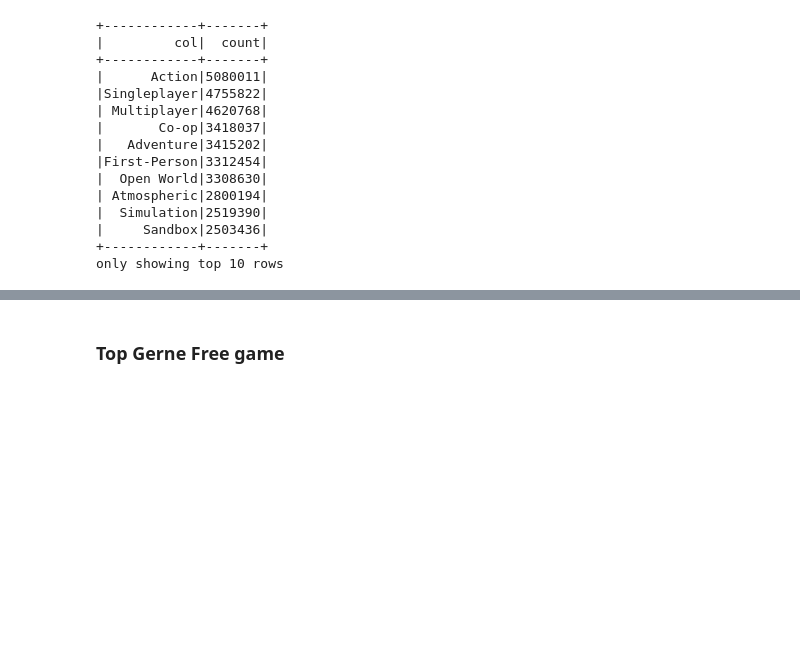
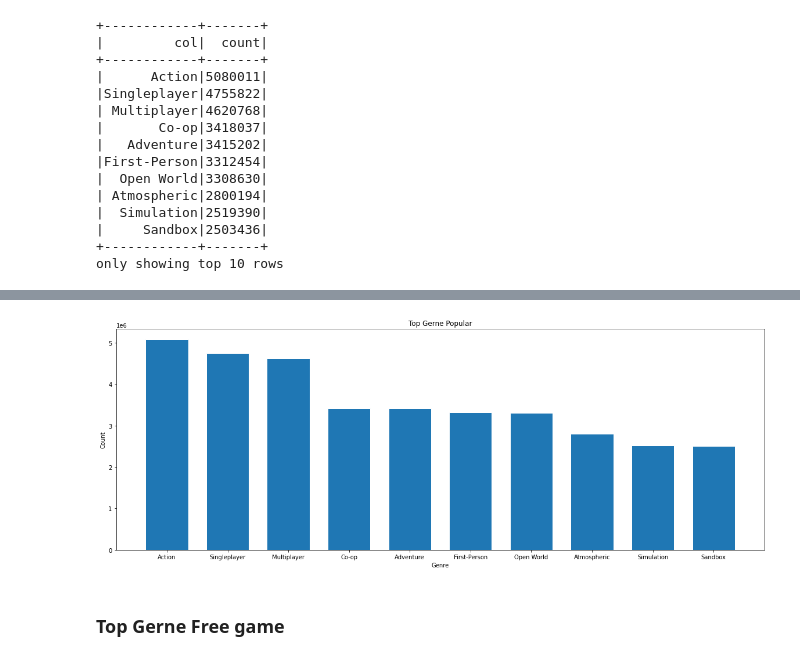
Before and after one commit to tak-231/MyProject, a Jupyter notebook: game_recommendations_on_steam.ipynb, the cells around one changed output, grey strips where cells are left out. Saved outputs shown, nothing was run; the diff lists cells and outputs as text; code cells hidden in the pictures; blank space fills up the shorter version.

```diff
--- a/game_recommendations_on_steam.ipynb
+++ b/game_recommendations_on_steam.ipynb
@@ -727,3 +762,6 @@ ganre_3.show(10)
 |     Sandbox|2503436|
 +------------+-------+
 only showing top 10 rows
+# %%
+ganre_3 = ganre_3.toPandas()
+ganre_3.head(10)
@@ -730,3 +780,13 @@ only showing top 10 rows
+# %%
+fig, ax = plt.subplots(figsize =(20,7))
+ax.bar(ganre_3['col'][:10],ganre_3["count"][:10],width=0.7, edgecolor="white", linewidth=1)
+# ax.set(xlim=(0, 8),ylim=(0, 8))
+plt.title('Top Gerne Popular')
+plt.xlabel('Genre')
+plt.ylabel('Count')
+plt.show()
+# %% [output]
+[figure, added]
 # %% [markdown]
 ### Top Gerne Free game
 # %%
```
Also changed, not shown: parts of 78 cells of this notebook.
